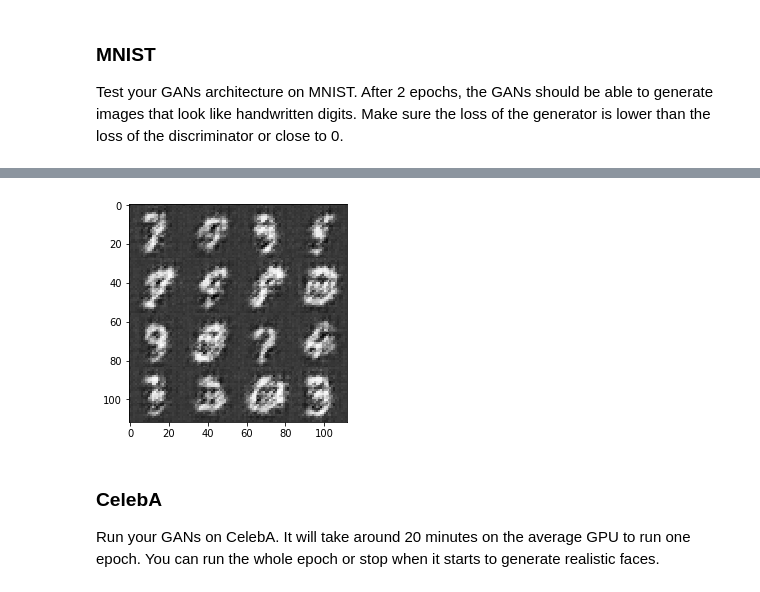
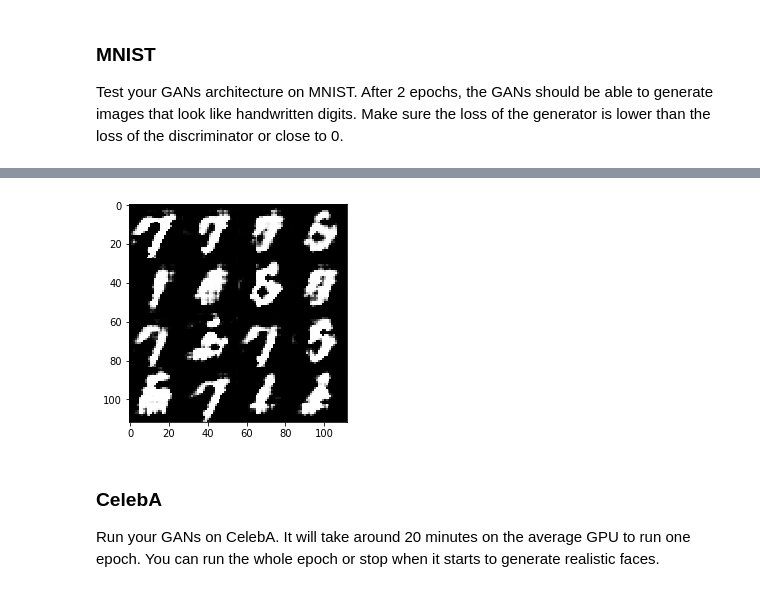
Before and after one commit to prakharbahuguna/deep-learning, a Jupyter notebook: face_generation/dlnd_face_generation.ipynb, the cells around one changed output, grey strips where cells are left out. Saved outputs shown, nothing was run; the diff lists cells and outputs as text; code cells hidden in the pictures.

```diff
--- a/face_generation/dlnd_face_generation.ipynb
+++ b/face_generation/dlnd_face_generation.ipynb
@@ -132,7 +132,7 @@ Tests Passed
 ### Discriminator
 Implement `discriminator` to create a discriminator neural network that discriminates on `images`.  This function should be able to reuse the variables in the neural network.  Use [`tf.variable_scope`](https://www.tensorflow.org/api_docs/python/tf/variable_scope) with a scope name of "discriminator" to allow the variables to be reused.  The function should return a tuple of (tensor output of the discriminator, tensor logits of the discriminator).
 # %%
-def discriminator(images, reuse=False, alpha=0.2):
+def discriminator(images, reuse=False, alpha=0.2, dropout=0):
     """
     Create the discriminator network
     :param images: Tensor of input image(s)
@@ -142,20 +142,20 @@ def discriminator(images, reuse=False, alpha=0.2):
     with tf.variable_scope('discriminator', reuse=reuse):
         x1 = tf.layers.conv2d(images, 64, 5, strides=2, padding='same')
         x1 = tf.nn.leaky_relu(x1, alpha)
+        x1 = tf.layers.dropout(x1, dropout, training=True)
 
         x2 = tf.layers.conv2d(x1, 128, 5, strides=2, padding='same')
         x2 = tf.layers.batch_normalization(x2, training=True)
         x2 = tf.nn.leaky_relu(x2, alpha)
+        x2 = tf.layers.dropout(x2, dropout, training=True)
 
         x3 = tf.layers.conv2d(x2, 256, 5, strides=2, padding='same')
         x3 = tf.layers.batch_normalization(x3, training=True)
         x3 = tf.nn.leaky_relu(x3, alpha)
-
-#         x4 = tf.layers.conv2d(x3, 512, 5, strides=2, padding='same')
-#         x4 = tf.layers.batch_normalization(x4, training=True)
-#         x4 = tf.nn.leaky_relu(x4, alpha)
+        x3 = tf.layers.dropout(x3, dropout, training=True)
 
         logits = tf.layers.dense(tf.reshape(x3, (-1, 4*4*256)), 1)
+        logits = tf.layers.dropout(logits, dropout, training=True)
 
     return tf.sigmoid(logits), logits
 
@@ -170,7 +170,7 @@ Tests Passed
 ### Generator
 Implement `generator` to generate an image using `z`. This function should be able to reuse the variables in the neural network.  Use [`tf.variable_scope`](https://www.tensorflow.org/api_docs/python/tf/variable_scope) with a scope name of "generator" to allow the variables to be reused. The function should return the generated 28 x 28 x `out_channel_dim` images.
 # %%
-def generator(z, out_channel_dim, is_train=True, alpha=0.2):
+def generator(z, out_channel_dim, is_train=True, alpha=0.2, dropout=0):
     """
     Create the generator network
     :param z: Input z
@@ -182,6 +182,7 @@ def generator(z, out_channel_dim, is_train=True, alpha=0.2):
         x1 = tf.reshape(tf.layers.dense(z, 2*2*512), (-1, 2, 2, 512))
         x1 = tf.layers.batch_normalization(x1, training=is_train)
         x1 = tf.nn.leaky_relu(x1, alpha)
+        x1 = tf.layers.dropout(x1, dropout, training=is_train)
 
         x2 = tf.layers.conv2d_transpose(x1, 256, 2, strides=2, padding='same')
         x2 = tf.layers.batch_normalization(x2, training=is_train)
@@ -212,7 +213,7 @@ Implement `model_loss` to build the GANs for training and calculate the loss.  T
 - `discriminator(images, reuse=False)`
 - `generator(z, out_channel_dim, is_train=True)`
 # %%
-def model_loss(input_real, input_z, out_channel_dim, alpha=0.2):
+def model_loss(input_real, input_z, out_channel_dim, alpha=0.2, dropout=0):
     """
     Get the loss for the discriminator and generator
     :param input_real: Images from the real dataset
@@ -220,12 +221,12 @@ def model_loss(input_real, input_z, out_channel_dim, alpha=0.2):
     :param out_channel_dim: The number of channels in the output image
     :return: A tuple of (discriminator loss, generator loss)
     """
-    g_model = generator(input_z, out_channel_dim, alpha=alpha)
-    d_model_real, d_logits_real = discriminator(input_real, alpha=alpha)
-    d_model_fake, d_logits_fake = discriminator(g_model, reuse=True, alpha=alpha)
+    g_model = generator(input_z, out_channel_dim, alpha=alpha, dropout=dropout)
+    d_model_real, d_logits_real = discriminator(input_real, alpha=alpha, dropout=dropout)
+    d_model_fake, d_logits_fake = discriminator(g_model, reuse=True, alpha=alpha, dropout=dropout)
 
     d_loss_real = tf.reduce_mean(
-        tf.nn.sigmoid_cross_entropy_with_logits(logits=d_logits_real, labels=tf.ones_like(d_model_real)))
+        tf.nn.sigmoid_cross_entropy_with_logits(logits=d_logits_real, labels=tf.ones_like(d_model_real) * 0.9))
     d_loss_fake = tf.reduce_mean(
         tf.nn.sigmoid_cross_entropy_with_logits(logits=d_logits_fake, labels=tf.zeros_like(d_model_fake)))
     g_loss = tf.reduce_mean(
@@ -324,7 +325,7 @@ def train(epoch_count, batch_size, z_dim, learning_rate, beta1, get_batches, dat
     :param data_image_mode: The image mode to use for images ("RGB" or "L")
     """
     input_images, input_z, input_learning_rate = model_inputs(data_shape[1], data_shape[2], data_shape[3], z_dim)
-    d_loss, g_loss = model_loss(input_images, input_z, data_shape[3], alpha)
+    d_loss, g_loss = model_loss(input_images, input_z, data_shape[3], alpha, dropout_rate)
     d_opt, g_opt = model_opt(d_loss, g_loss, input_learning_rate, beta1)
     steps = 0
 
@@ -333,7 +334,7 @@ def train(epoch_count, batch_size, z_dim, learning_rate, beta1, get_batches, dat
         train_loss_g = g_loss.eval({input_z: batch_z})
 
 
-        epoch_str = "Epoch {}/{}...".format(epoch_i, epoch_count) if epoch_i is not None else "Final:    "
+        epoch_str = "Epoch {}/{}...".format(epoch_i, epoch_count) if epoch_i is not None else "Final:      "
 
         print(epoch_str,
               "Discriminator Loss: {:.4f}...".format(train_loss_d),
@@ -344,6 +345,7 @@ def train(epoch_count, batch_size, z_dim, learning_rate, beta1, get_batches, dat
         for epoch_i in range(epoch_count):
             for batch_images in get_batches(batch_size):
                 steps += 1
+                batch_images = batch_images * 2
                 batch_z = np.random.uniform(-1, 1, size=(batch_size, z_dim))
 
                 _ = sess.run(d_opt, feed_dict={input_images: batch_images,
@@ -362,11 +364,12 @@ def train(epoch_count, batch_size, z_dim, learning_rate, beta1, get_batches, dat
 ### MNIST
 Test your GANs architecture on MNIST.  After 2 epochs, the GANs should be able to generate images that look like handwritten digits.  Make sure the loss of the generator is lower than the loss of the discriminator or close to 0.
 # %%
-batch_size = 128
-z_dim = 100
-learning_rate = 0.0002
-alpha = 0.2
-beta1 = 0.5
+batch_size = 64
+z_dim = 128
+learning_rate = 0.0005
+alpha = 0.1
+beta1 = 0.75
+dropout_rate = 0
 
 
 """
@@ -399,4 +402,4 @@ Final:       Discriminator Loss: 0.1346... Generator Loss: 2.7993
-[figure, old version]
+[figure, new version]
 # %% [markdown]
 ### CelebA
 Run your GANs on CelebA.  It will take around 20 minutes on the average GPU to run one epoch.  You can run the whole epoch or stop when it starts to generate realistic faces.
```
Also changed, not shown: parts of 2 cells of this notebook, 1 other file.
